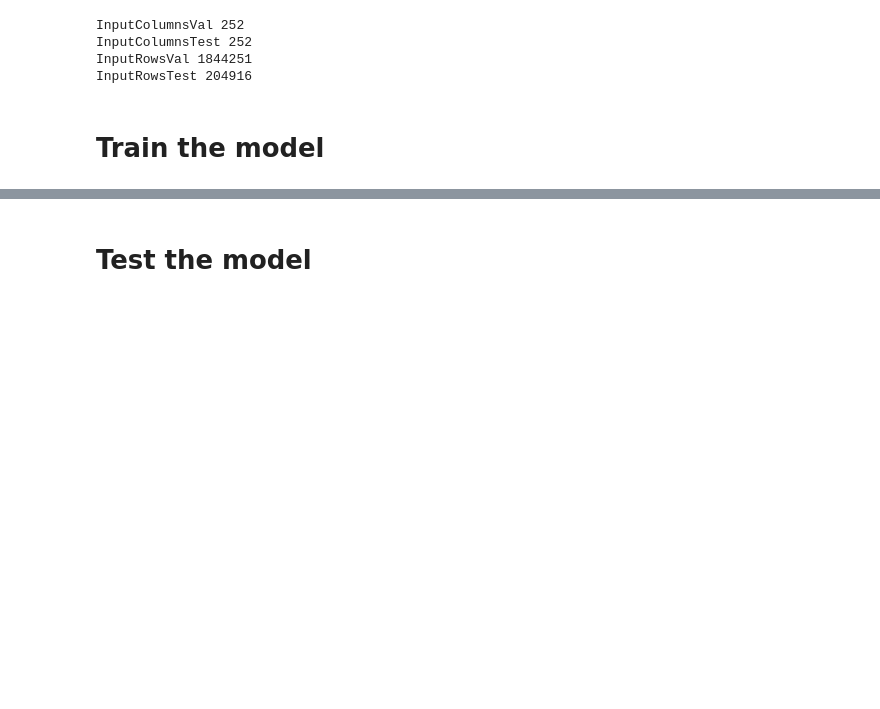
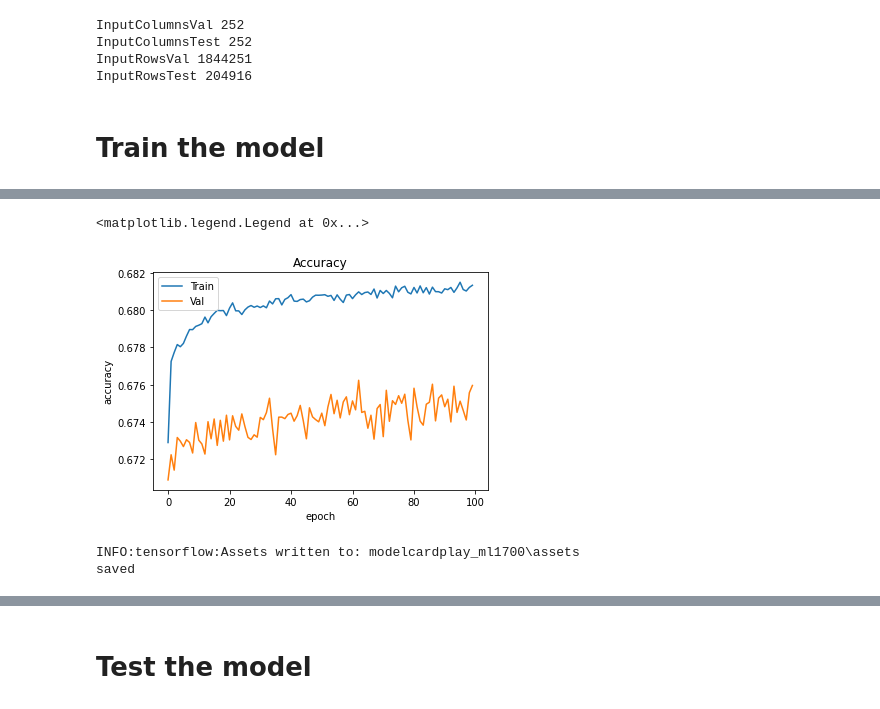
Before and after one commit to iawuethr/jass-kit-py, a Jupyter notebook: jassKitMC/NNPlayCard14.ipynb, the cells around one changed output, grey strips where cells are left out. Saved outputs shown, nothing was run; the diff lists cells and outputs as text; code cells hidden in the pictures; blank space fills up the shorter version.

```diff
--- a/jassKitMC/NNPlayCard14.ipynb
+++ b/jassKitMC/NNPlayCard14.ipynb
@@ -949,0 +1022,6 @@ plt.legend(['Train', 'Val'], loc='upper left')
+# %%
+# dir_path = os.path.dirname(os.path.realpath(__file__))
+dir_path2= 'c:\Studium_HSLU\HS_2020\DLFORGAMES\JASSKITGROUPCLEAN\jass-kit-py\jassKitMC\monteCarlo\modelcardplay_ml600'
+loaded_model = keras.models.load_model(dir_path2)
+# %%
+history = loaded_model.fit(obsInputNumpyValidation, obsOutputNumpyValidation, validation_split=0.25, epochs=100, batch_size=1000)
@@ -949,0 +1046,22 @@ plt.legend(['Train', 'Val'], loc='upper left')
+# %%
+plt.plot(history.history['accuracy'])
+plt.plot(history.history['val_accuracy'])
+plt.title('Accuracy')
+plt.xlabel('epoch')
+plt.ylabel('accuracy')
+plt.legend(['Train', 'Val'], loc='upper left')
+# %% [output]
+<matplotlib.legend.Legend at 0x...>
+[figure, added]
+# %%
+from sklearn import model_selection
+import pickle
+
+# filename = 'finalized_model_ml.sav'
+foldername = 'modelcardplay_ml1700'
+# pickle.dump(modelCard, open(filename, 'wb'))
+loaded_model.save(foldername)
+print('saved')
+# %% [output]
+INFO:tensorflow:Assets written to: modelcardplay_ml1700\assets
+saved
```
Also changed, not shown: parts of 17 cells of this notebook, 15 other files.
